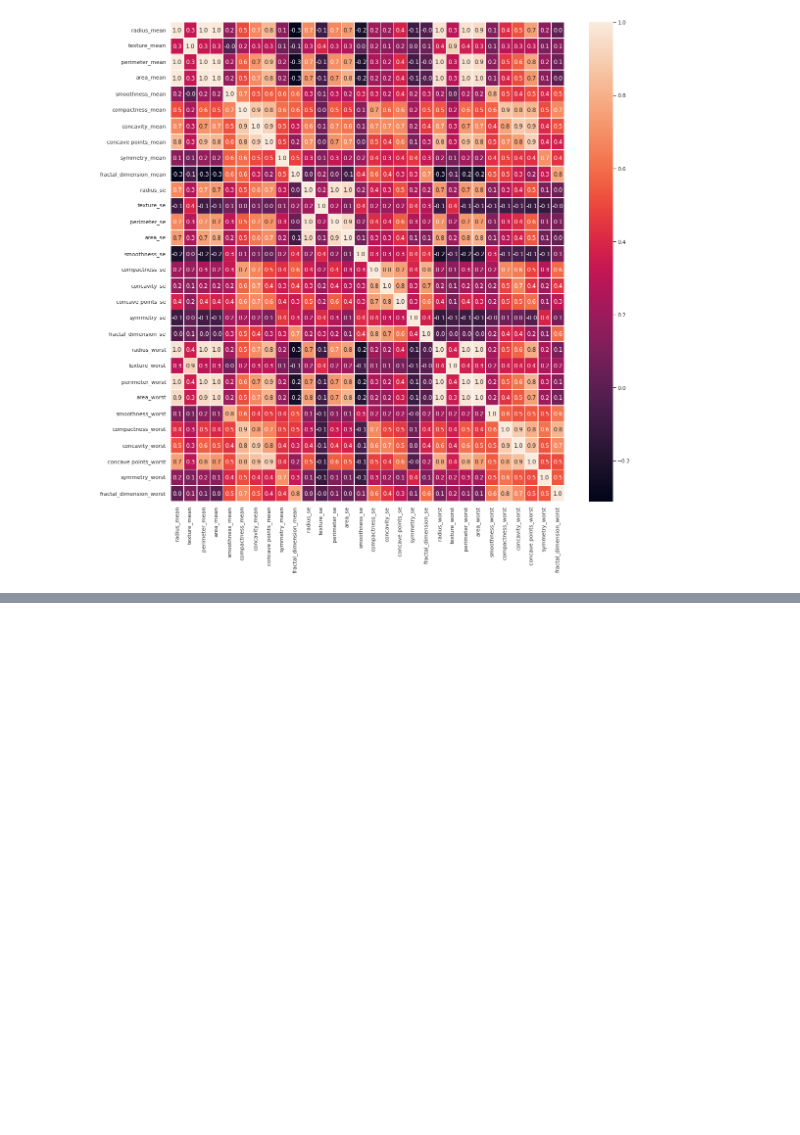
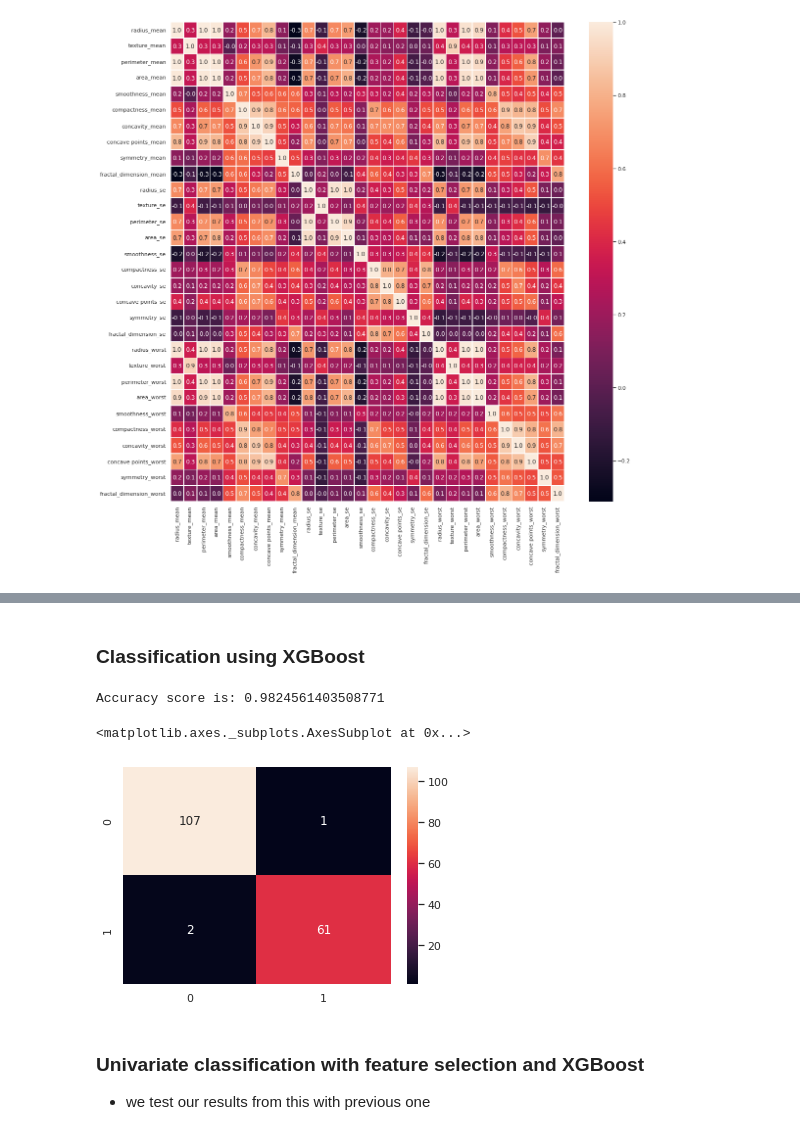
Before and after one commit to Jayjake1/DataAnalysis, a Jupyter notebook: EDA_using_seaborn.ipynb, the cells around one changed output, grey strips where cells are left out. Drawn from its saved outputs; the diff is of its cells as text; code cells hidden in the pictures; blank space fills up the shorter version.

```diff
--- a/EDA_using_seaborn.ipynb
+++ b/EDA_using_seaborn.ipynb
@@ -360,0 +398,2 @@ sns.heatmap(x.corr(),
+# %% [markdown]
+### Classification using XGBoost
@@ -360,0 +405,16 @@ sns.heatmap(x.corr(),
+# %%
+x_train,x_test,y_train,y_test = train_test_split(df,y,test_size=0.3,random_state=42)
+clf_1 = xgb.XGBClassifier(random_state=42)
+clf_1 = clf_1.fit(x_train,y_train)
+# %%
+print("Accuracy score is:", accuracy_score(y_test,clf_1.predict(x_test)))
+cm = confusion_matrix(y_test,clf_1.predict(x_test))
+sns.heatmap(cm,annot=True,fmt='d') #format in decimals
+# %% [output]
+Accuracy score is: 0.9824561403508771
+<matplotlib.axes._subplots.AxesSubplot at 0x...>
+[figure, added]
+# %% [markdown]
+ ### Univariate classification with feature selection and XGBoost
+
+ - we test our results from this with previous one
```
Also changed, not shown: parts of 21 cells of this notebook.
